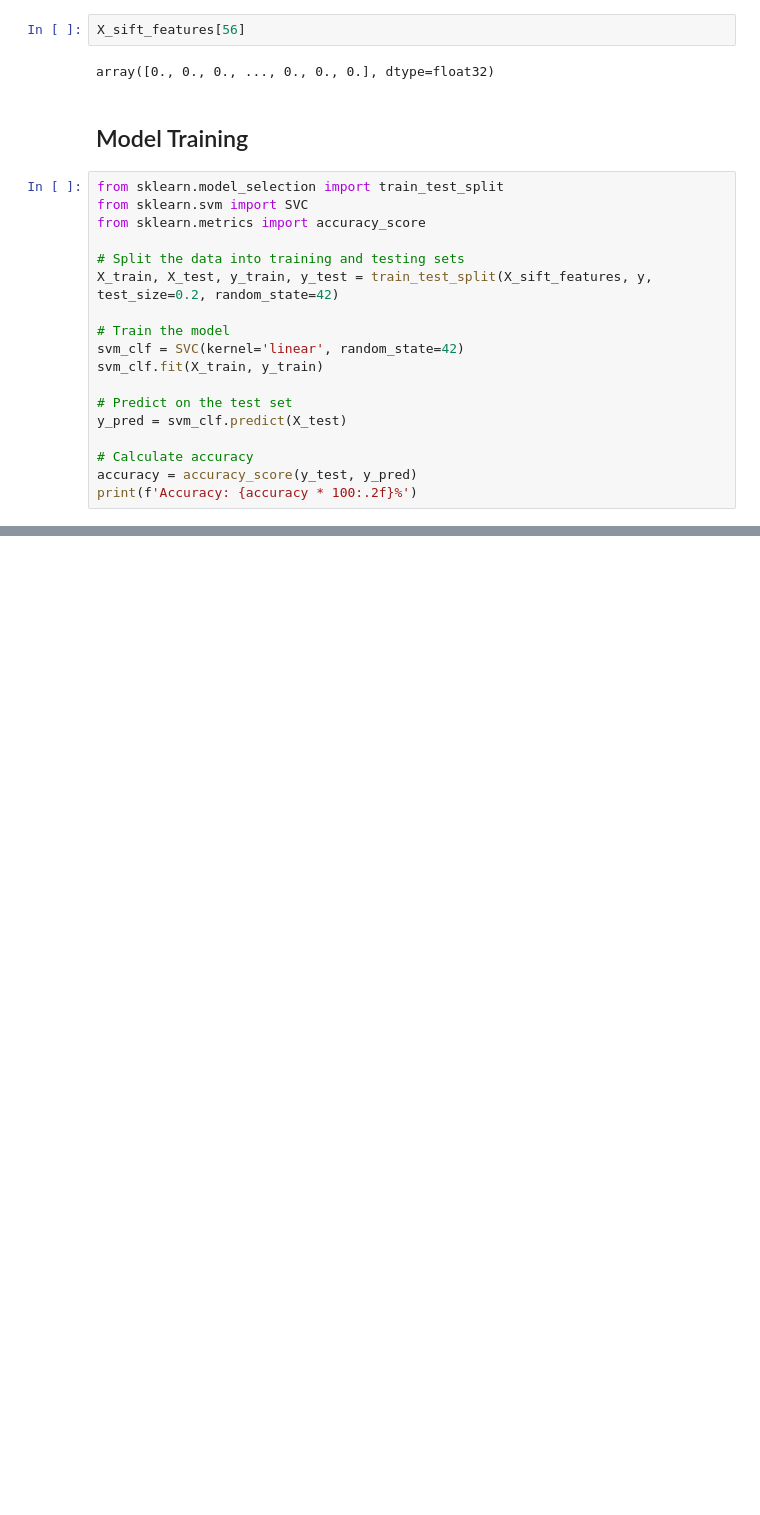
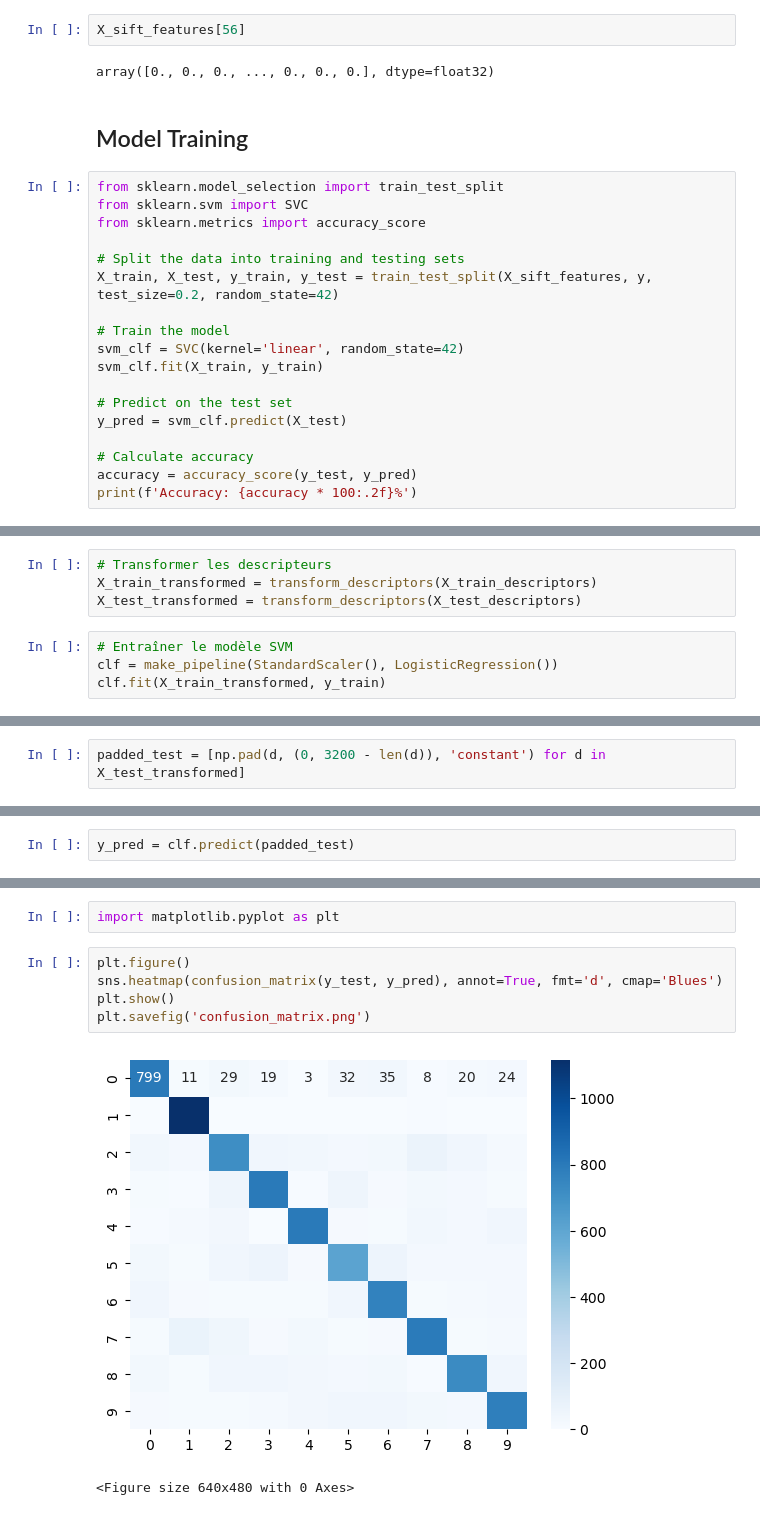
Before and after one commit to ValereTamwo/Computer-Vision-Practical-Work, a Jupyter notebook: Experimentations/Train.ipynb, the cells around one changed output, grey strips where cells are left out. Cells and saved outputs as stored; diff of their text form; blank space fills up the shorter version.

```diff
--- a/Experimentations/Train.ipynb
+++ b/Experimentations/Train.ipynb
@@ -76,0 +148,8 @@ print(f'Accuracy: {accuracy * 100:.2f}%')
+# %%
+# Transformer les descripteurs
+X_train_transformed = transform_descriptors(X_train_descriptors)
+X_test_transformed = transform_descriptors(X_test_descriptors)
+# %%
+# Entraîner le modèle SVM
+clf = make_pipeline(StandardScaler(), LogisticRegression())
+clf.fit(X_train_transformed, y_train)
@@ -76,0 +170,2 @@ print(f'Accuracy: {accuracy * 100:.2f}%')
+# %%
+padded_test = [np.pad(d, (0, 3200 - len(d)), 'constant') for d in X_test_transformed]
@@ -76,0 +176,2 @@ print(f'Accuracy: {accuracy * 100:.2f}%')
+# %%
+y_pred = clf.predict(padded_test)
@@ -76,0 +190,10 @@ print(f'Accuracy: {accuracy * 100:.2f}%')
+# %%
+import matplotlib.pyplot as plt
+# %%
+plt.figure()
+sns.heatmap(confusion_matrix(y_test, y_pred), annot=True, fmt='d', cmap='Blues')
+plt.show()
+plt.savefig('confusion_matrix.png')
+# %% [output]
+[figure, added]
+<Figure size 640x480 with 0 Axes>
```
Also changed, not shown: parts of 21 cells of this notebook, 4 other files.
